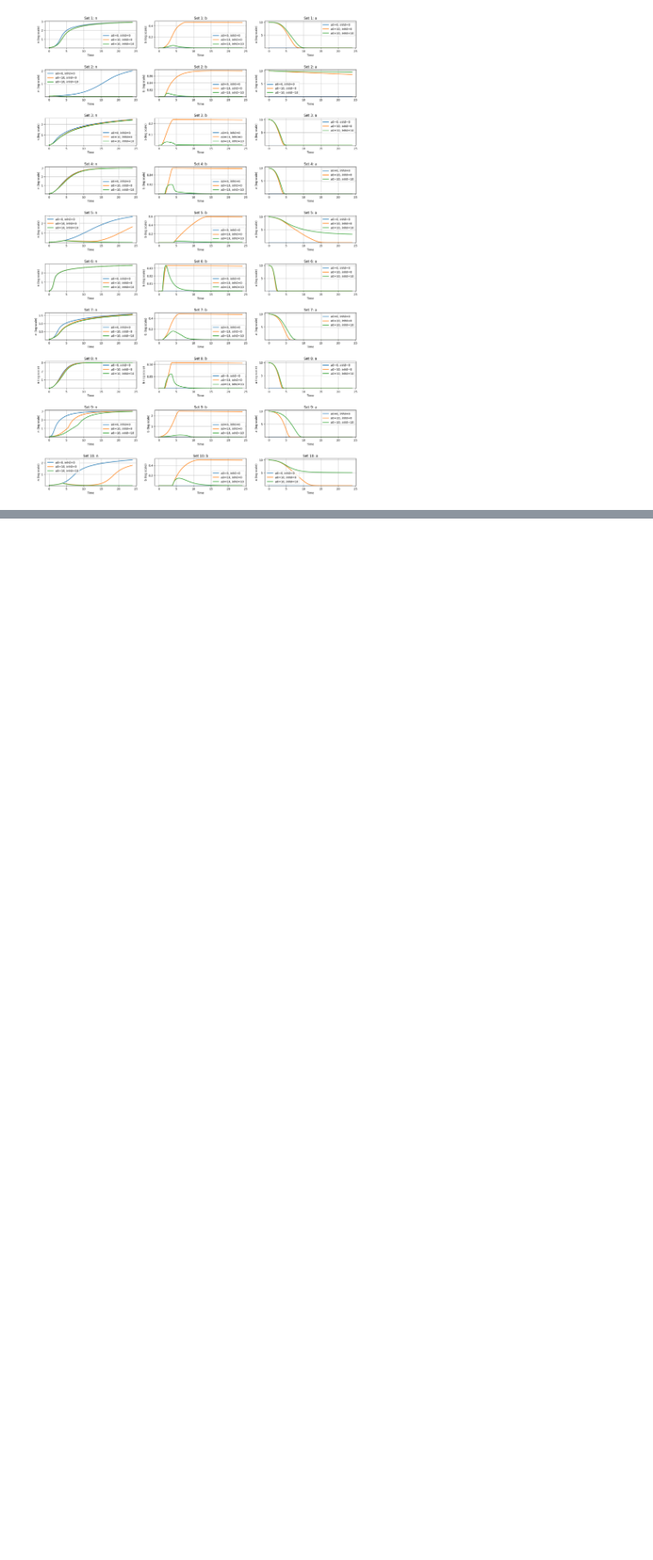
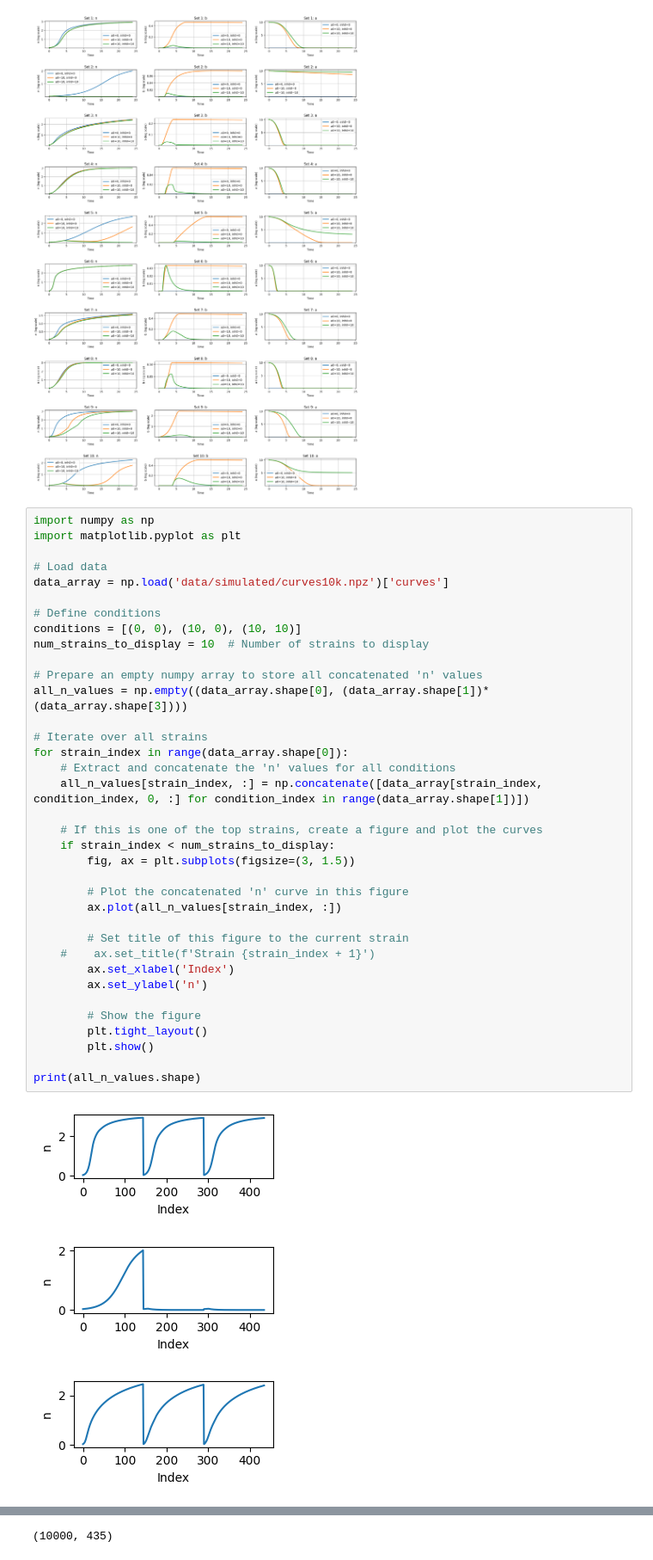
Before and after one commit to IridaSh/growth_curves_modeling, a Jupyter notebook: simulation.ipynb, the cells around one changed output, grey strips where cells are left out. Shown at 86% size. Drawn from its saved outputs; the diff is of its cells as text; blank space fills up the shorter version.

```diff
--- a/simulation.ipynb
+++ b/simulation.ipynb
@@ -406,3 +406,43 @@ Simulations completed: 8000/10000
 Simulations completed: 9000/10000
 Simulations completed: 10000/10000
 [figure]
+# %%
+import numpy as np
+import matplotlib.pyplot as plt
+
+# Load data
+data_array = np.load('data/simulated/curves10k.npz')['curves']
+
+# Define conditions
+conditions = [(0, 0), (10, 0), (10, 10)]
+num_strains_to_display = 10  # Number of strains to display
+
+# Prepare an empty numpy array to store all concatenated 'n' values
+all_n_values = np.empty((data_array.shape[0], (data_array.shape[1])*(data_array.shape[3])))
+
+# Iterate over all strains
+for strain_index in range(data_array.shape[0]):
+    # Extract and concatenate the 'n' values for all conditions
+    all_n_values[strain_index, :] = np.concatenate([data_array[strain_index, condition_index, 0, :] for condition_index in range(data_array.shape[1])])
+
+    # If this is one of the top strains, create a figure and plot the curves
+    if strain_index < num_strains_to_display:
+        fig, ax = plt.subplots(figsize=(3, 1.5))
+
+        # Plot the concatenated 'n' curve in this figure
+        ax.plot(all_n_values[strain_index, :])
+
+        # Set title of this figure to the current strain
+    #    ax.set_title(f'Strain {strain_index + 1}')
+        ax.set_xlabel('Index')
+        ax.set_ylabel('n')
+
+        # Show the figure
+        plt.tight_layout()
+        plt.show()
+
+print(all_n_values.shape)
+# %% [output]
+[figure, added]
+[figure, added]
+[figure, added]
@@ -408,0 +456 @@ Simulations completed: 10000/10000
+(10000, 435)
```
Also changed, not shown: parts of 3 cells of this notebook, 5 other files.
